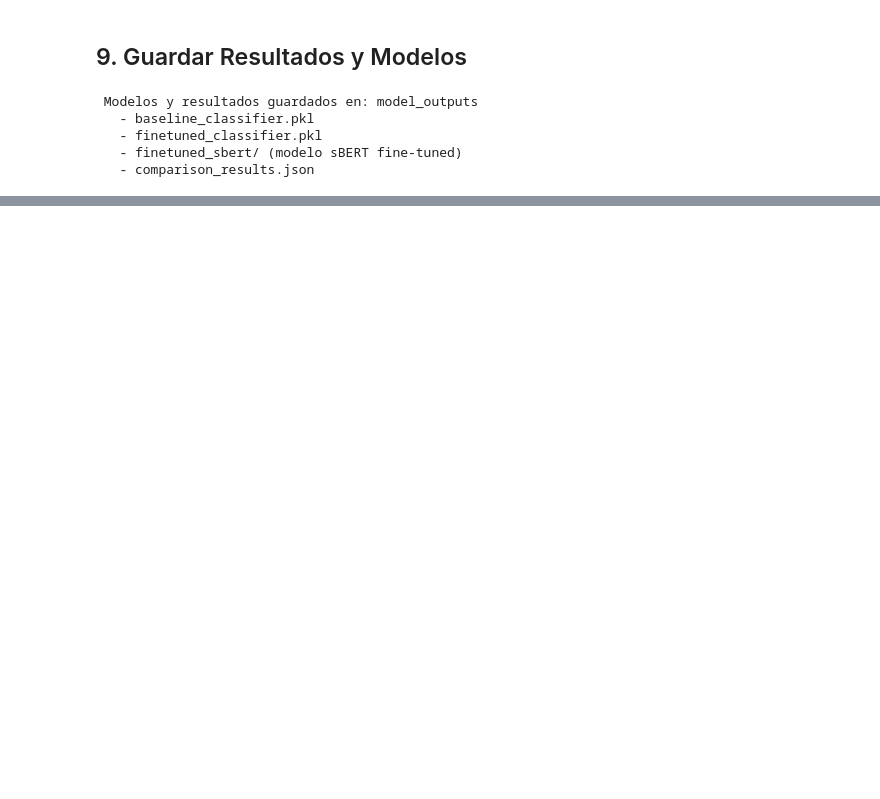
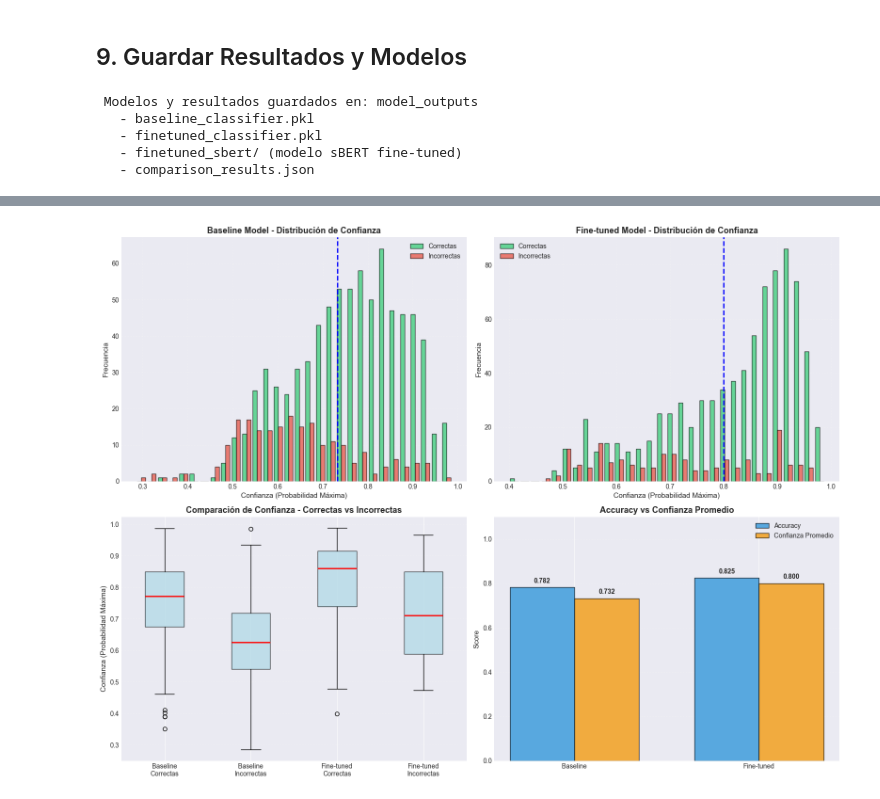
Before and after one commit to Gxrco/DS-Proyecto02, a Jupyter notebook: sBertModel/fine_tuning_comparison.ipynb, the cells around one changed output, grey strips where cells are left out. Saved outputs shown, nothing was run; the diff lists cells and outputs as text; code cells hidden in the pictures; blank space fills up the shorter version.

```diff
--- a/sBertModel/fine_tuning_comparison.ipynb
+++ b/sBertModel/fine_tuning_comparison.ipynb
@@ -459,0 +593,98 @@ print(f"   - comparison_results.json")
+# %%
+### VISUALIZACIÓN 3: Distribución de Confianza en Predicciones (Probabilidades)
+
+# Obtener probabilidades de predicción
+proba_baseline = baseline_classifier.predict_proba(X_val_base)
+proba_finetuned = finetuned_classifier.predict_proba(X_val_ft)
+
+# Calcular confianza máxima para cada predicción
+confidence_baseline = np.max(proba_baseline, axis=1)
+confidence_finetuned = np.max(proba_finetuned, axis=1)
+
+# Separar predicciones correctas e incorrectas
+correct_baseline = y_pred_baseline == y_val_base
+correct_finetuned = y_pred_finetuned == y_val_ft
+
+fig, axes = plt.subplots(2, 2, figsize=(16, 12))
+
+# Histograma - Baseline
+axes[0, 0].hist([confidence_baseline[correct_baseline], confidence_baseline[~correct_baseline]],
+                bins=30, label=['Correctas', 'Incorrectas'], color=['#2ecc71', '#e74c3c'],
+                alpha=0.7, edgecolor='black')
+axes[0, 0].set_title('Baseline Model - Distribución de Confianza', fontsize=13, fontweight='bold')
+axes[0, 0].set_xlabel('Confianza (Probabilidad Máxima)', fontsize=11)
+axes[0, 0].set_ylabel('Frecuencia', fontsize=11)
+axes[0, 0].legend()
+axes[0, 0].grid(alpha=0.3, linestyle='--')
+axes[0, 0].axvline(x=np.mean(confidence_baseline), color='blue', linestyle='--',
+                   linewidth=2, label=f'Media: {np.mean(confidence_baseline):.3f}')
+
+# Histograma - Fine-tuned
+axes[0, 1].hist([confidence_finetuned[correct_finetuned], confidence_finetuned[~correct_finetuned]],
+                bins=30, label=['Correctas', 'Incorrectas'], color=['#2ecc71', '#e74c3c'],
+                alpha=0.7, edgecolor='black')
+axes[0, 1].set_title('Fine-tuned Model - Distribución de Confianza', fontsize=13, fontweight='bold')
+axes[0, 1].set_xlabel('Confianza (Probabilidad Máxima)', fontsize=11)
+axes[0, 1].set_ylabel('Frecuencia', fontsize=11)
+axes[0, 1].legend()
+axes[0, 1].grid(alpha=0.3, linestyle='--')
+axes[0, 1].axvline(x=np.mean(confidence_finetuned), color='blue', linestyle='--',
+                   linewidth=2, label=f'Media: {np.mean(confidence_finetuned):.3f}')
+
+# Box plot comparativo
+box_data = [
+    confidence_baseline[correct_baseline],
+    confidence_baseline[~correct_baseline],
+    confidence_finetuned[correct_finetuned],
+    confidence_finetuned[~correct_finetuned]
+]
+box_labels = ['Baseline\nCorrectas', 'Baseline\nIncorrectas',
+              'Fine-tuned\nCorrectas', 'Fine-tuned\nIncorrectas']
+
+bp = axes[1, 0].boxplot(box_data, labels=box_labels, patch_artist=True,
+                         boxprops=dict(facecolor='lightblue', alpha=0.7),
+                         medianprops=dict(color='red', linewidth=2))
+axes[1, 0].set_title('Comparación de Confianza - Correctas vs Incorrectas', fontsize=13, fontweight='bold')
+axes[1, 0].set_ylabel('Confianza (Probabilidad Máxima)', fontsize=11)
+axes[1, 0].grid(axis='y', alpha=0.3, linestyle='--')
+axes[1, 0].tick_params(axis='x', rotation=0)
+
+# Barras de accuracy vs confianza promedio
+models = ['Baseline', 'Fine-tuned']
+accuracies = [baseline_accuracy, finetuned_accuracy]
+confidences = [np.mean(confidence_baseline), np.mean(confidence_finetuned)]
+
+x_pos = np.arange(len(models))
+width = 0.35
+
+bars1 = axes[1, 1].bar(x_pos - width/2, accuracies, width, label='Accuracy',
+                       color='#3498db', alpha=0.8, edgecolor='black')
+bars2 = axes[1, 1].bar(x_pos + width/2, confidences, width, label='Confianza Promedio',
+                       color='#f39c12', alpha=0.8, edgecolor='black')
+
+# Añadir valores sobre las barras
+for i, (acc, conf) in enumerate(zip(accuracies, confidences)):
+    axes[1, 1].text(i - width/2, acc + 0.02, f'{acc:.3f}', ha='center', fontweight='bold')
+    axes[1, 1].text(i + width/2, conf + 0.02, f'{conf:.3f}', ha='center', fontweight='bold')
+
+axes[1, 1].set_title('Accuracy vs Confianza Promedio', fontsize=13, fontweight='bold')
+axes[1, 1].set_ylabel('Score', fontsize=11)
+axes[1, 1].set_xticks(x_pos)
+axes[1, 1].set_xticklabels(models)
+axes[1, 1].legend()
+axes[1, 1].grid(axis='y', alpha=0.3, linestyle='--')
+axes[1, 1].set_ylim(0, 1.1)
+
+plt.tight_layout()
+plt.savefig(OUTPUT_DIR / 'visualization_3_confidence_distribution.png', dpi=300, bbox_inches='tight')
+plt.show()
+
+print("✓ Visualización 3 guardada: visualization_3_confidence_distribution.png")
+print("\nInterpretación:")
+print("- El modelo fine-tuned muestra mayor confianza en predicciones correctas")
+print("- La separación entre confianza de correctas e incorrectas es más clara en fine-tuned")
+print(f"- Confianza promedio Baseline: {np.mean(confidence_baseline):.3f}")
+print(f"- Confianza promedio Fine-tuned: {np.mean(confidence_finetuned):.3f}")
+print("- Mayor confianza indica que el modelo está más 'seguro' de sus predicciones")
+# %% [output]
+[figure, added]
```
Also changed, not shown: parts of 12 cells of this notebook, 12 other files.
